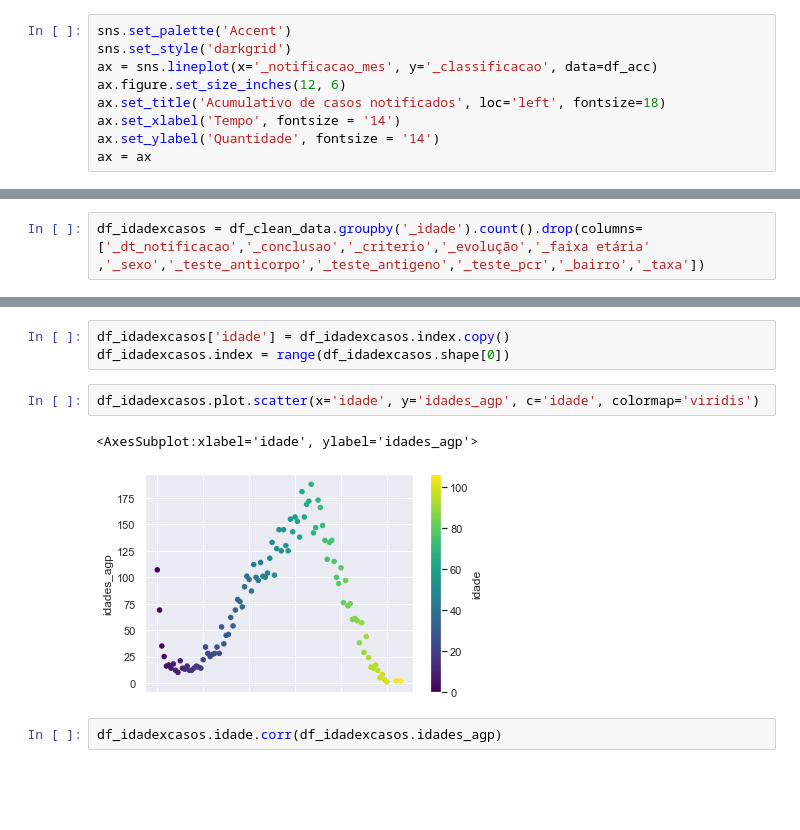
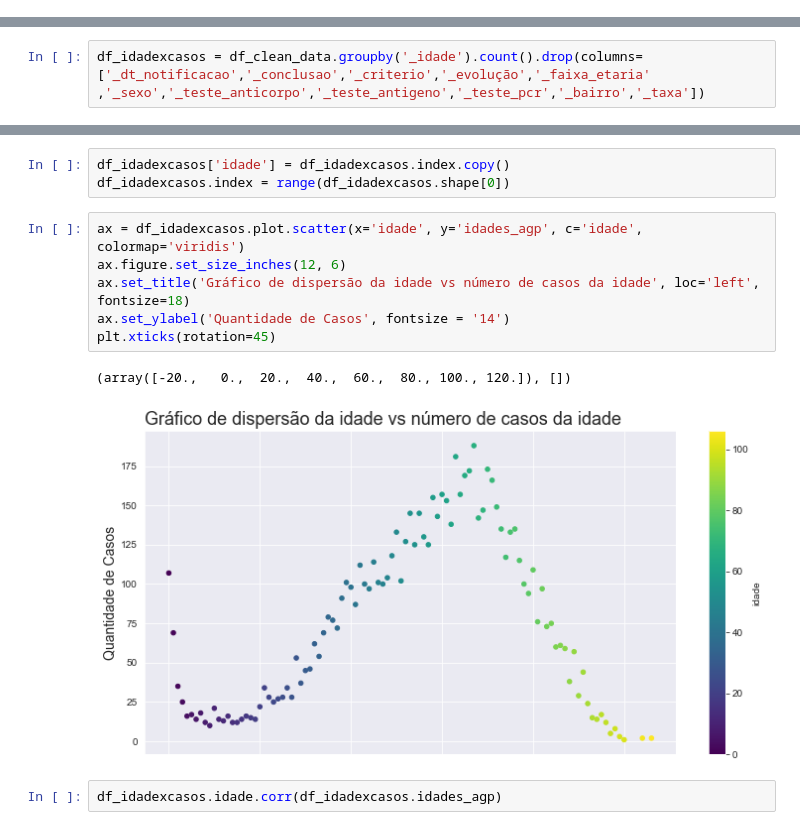
Before and after one commit to thiagos98/data-analysis-manaus, a Jupyter notebook: main.ipynb, the cells around one changed output, grey strips where cells are left out. Saved outputs shown, nothing was run; the diff lists cells and outputs as text; blank space fills up the shorter version.

```diff
--- a/main.ipynb
+++ b/main.ipynb
@@ -403,9 +369,0 @@ df_acc.loc[:, '_notificacao_mes'] = df_acc._notificacao.dt.month
-# %%
-sns.set_palette('Accent')
-sns.set_style('darkgrid')
-ax = sns.lineplot(x='_notificacao_mes', y='_classificacao', data=df_acc)
-ax.figure.set_size_inches(12, 6)
-ax.set_title('Acumulativo de casos notificados', loc='left', fontsize=18)
-ax.set_xlabel('Tempo', fontsize = '14')
-ax.set_ylabel('Quantidade', fontsize = '14')
-ax = ax
@@ -414,17 +410,21 @@ ax = ax
 # %% [markdown]
 ## 7. Faça um gráfico do tipo scatterplot que denote a idade versus o número total de casos registrado para aquela idade. Aproveite o processamento efetuado para o cálculo da correlação. É possível observar alguma tendência?
 # %%
-df_idadexcasos = df_clean_data.groupby('_idade').count().drop(columns=['_dt_notificacao','_conclusao','_criterio','_evolução','_faixa etária' ,'_sexo','_teste_anticorpo','_teste_antigeno','_teste_pcr','_bairro','_taxa'])
+df_idadexcasos = df_clean_data.groupby('_idade').count().drop(columns=['_dt_notificacao','_conclusao','_criterio','_evolução','_faixa_etaria' ,'_sexo','_teste_anticorpo','_teste_antigeno','_teste_pcr','_bairro','_taxa'])
 # %%
 df_idadexcasos.rename(columns={"_classificacao": "idades_agp"}, inplace=True)
 # %%
 df_idadexcasos['idade'] = df_idadexcasos.index.copy()
 df_idadexcasos.index = range(df_idadexcasos.shape[0])
 # %%
-df_idadexcasos.plot.scatter(x='idade', y='idades_agp', c='idade', colormap='viridis')
+ax = df_idadexcasos.plot.scatter(x='idade', y='idades_agp', c='idade', colormap='viridis')
+ax.figure.set_size_inches(12, 6)
+ax.set_title('Gráfico de dispersão da idade vs número de casos da idade', loc='left', fontsize=18)
+ax.set_ylabel('Quantidade de Casos', fontsize = '14')
+plt.xticks(rotation=45)
 # %% [output]
-<AxesSubplot:xlabel='idade', ylabel='idades_agp'>
+(array([-20.,   0.,  20.,  40.,  60.,  80., 100., 120.]), [])
-[figure, old version]
+[figure, new version]
 # %%
 df_idadexcasos.idade.corr(df_idadexcasos.idades_agp)
 # %% [output]
```
Also changed, not shown: parts of 41 cells of this notebook.
